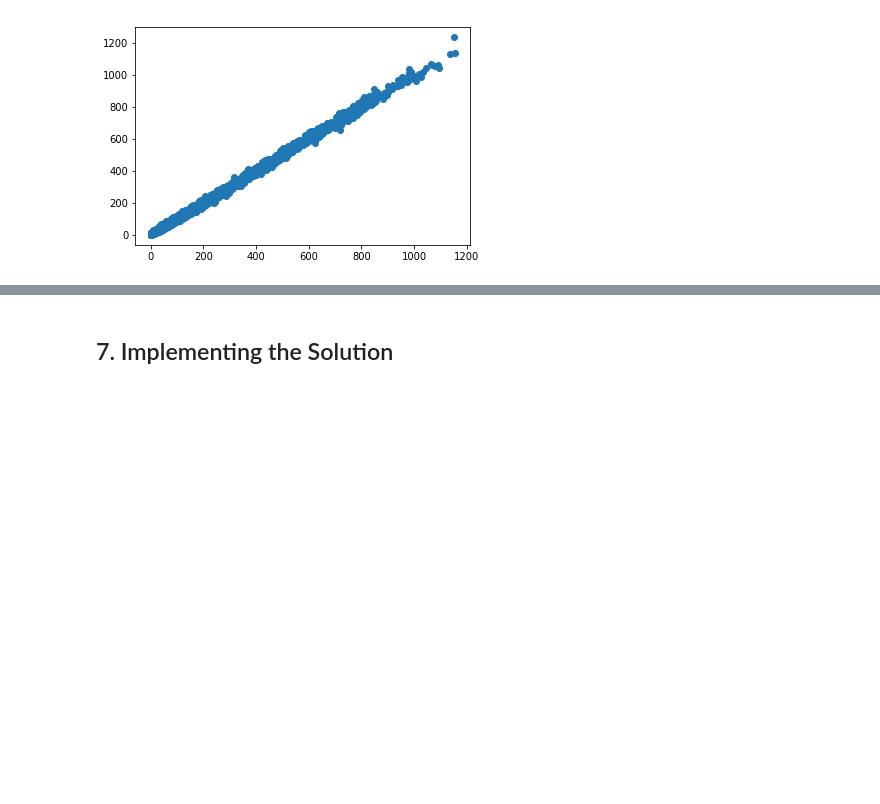
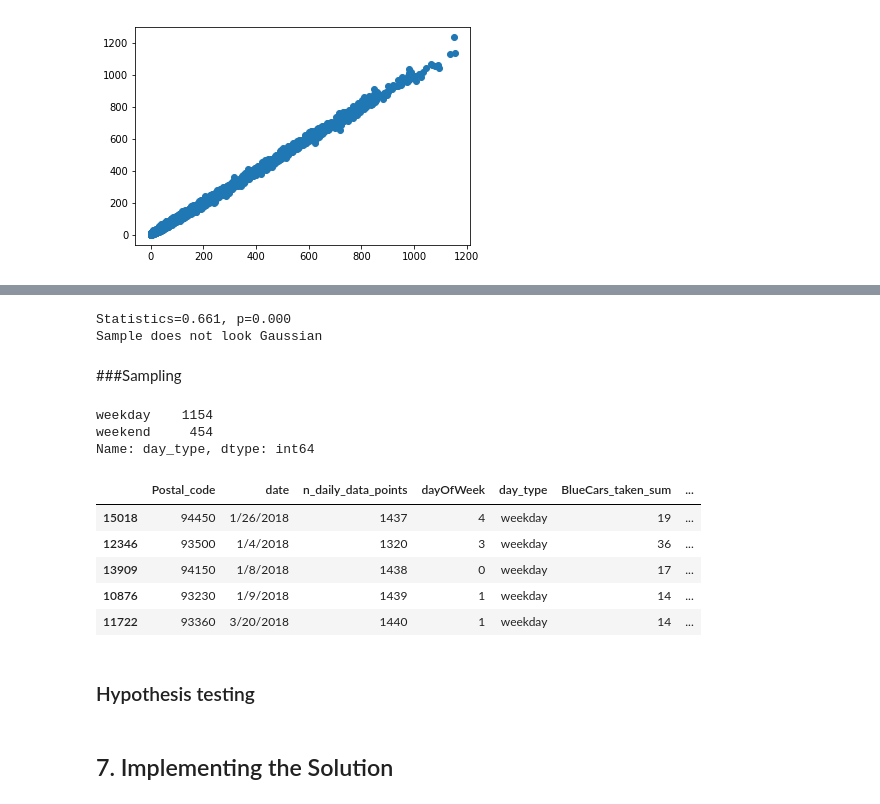
Before and after one commit to ibrahimabdike/IP_Week3_core_Ibrahim_Yahya, a Jupyter notebook: IP_Week3_core_Ibrahim_Yahya.ipynb, the cells around one changed output, grey strips where cells are left out. Drawn from its saved outputs; the diff is of its cells as text; code cells hidden in the pictures; blank space fills up the shorter version.

```diff
--- a/IP_Week3_core_Ibrahim_Yahya.ipynb
+++ b/IP_Week3_core_Ibrahim_Yahya.ipynb
@@ -743,3 +735,40 @@ plt.scatter(y_test,predictions)
+# %%
+# testing for normality
+stat, p = shapiro(autolib["BlueCars_taken_sum"])
+print('Statistics=%.3f, p=%.3f' % (stat, p))
+
+# interpreting
+alpha = 0.05
+if p > alpha:
+	print('Sample looks Gaussian')
+else:
+	print('Sample does not look Gaussian')
+# %% [output]
+Statistics=0.661, p=0.000
+Sample does not look Gaussian
+# %% [markdown]
+###Sampling
+# %%
+# Stratified sample
+strat_output = autolib.groupby('day_type', group_keys=False).apply(lambda grouped_subset : grouped_subset.sample(frac=0.1))
+
+# proportion of the non_stratified sample
+print(strat_output['day_type'].value_counts())
+
+# Check the stratified output
+strat_output.head()
+# %% [output]
+weekday    1154
+weekend     454
+Name: day_type, dtype: int64
+|  | Postal_code | date | n_daily_data_points | dayOfWeek | day_type | BlueCars_taken_sum | ... |
+| 15018 | 94450 | 1/26/2018 | 1437 | 4 | weekday | 19 | ... |
+| 12346 | 93500 | 1/4/2018 | 1320 | 3 | weekday | 36 | ... |
+| 13909 | 94150 | 1/8/2018 | 1438 | 0 | weekday | 17 | ... |
+| 10876 | 93230 | 1/9/2018 | 1439 | 1 | weekday | 14 | ... |
+| 11722 | 93360 | 3/20/2018 | 1440 | 1 | weekday | 14 | ... |
+# %% [markdown]
+### Hypothesis testing
 # %% [markdown]
 ## 7. Implementing the Solution
 # %%
```
Also changed, not shown: parts of 5 cells of this notebook.
